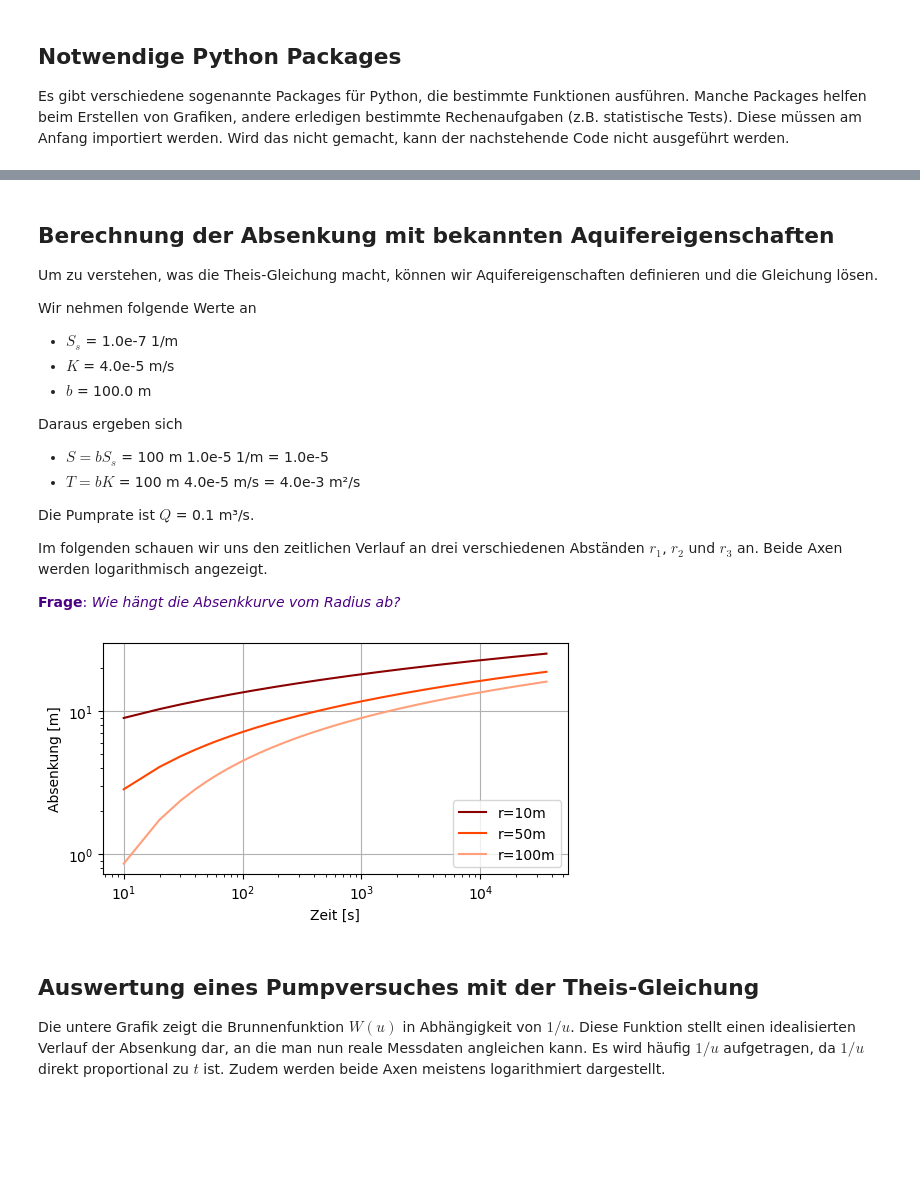
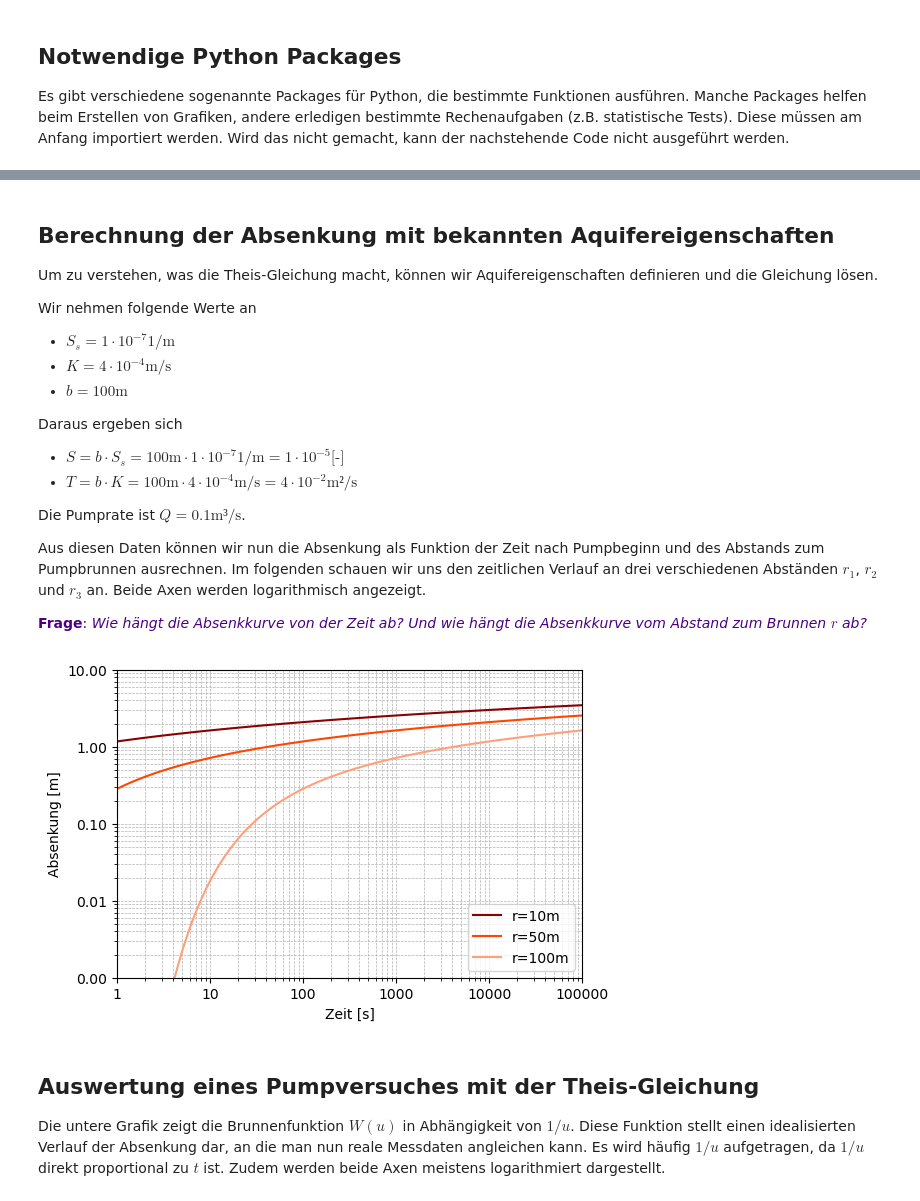
Before and after one commit to SebastianGnann/Pumpversuche, a Jupyter notebook: Pumpversuche.ipynb, the cells around one changed output, grey strips where cells are left out. Cells and saved outputs as stored; diff of their text form; code cells hidden in the pictures; blank space fills up the shorter version.

```diff
--- a/Pumpversuche.ipynb
+++ b/Pumpversuche.ipynb
@@ -51,6 +51,7 @@ Diese müssen am Anfang importiert werden. Wird das nicht gemacht, kann der nach
 # %%
 # import all necessary Python packages
 import matplotlib.pyplot as plt
+import matplotlib.ticker as ticker
 import numpy as np
 import ipywidgets as widgets
 from IPython.display import display
@@ -59,6 +60,13 @@ from contents import well_fxn_script as wf
 # to suppress some warnings
 import warnings
 warnings.filterwarnings("ignore", category=DeprecationWarning)
+
+# for plotting
+def fmt_func_x(x, pos):
+    return f"{round(x, 0):.0f}"
+
+def fmt_func_y(x, pos):
+    return f"{round(x, 2):.2f}"
 # %% [markdown]
 ## Parameter und Variablen:
 - $t$ [s] = Zeit
@@ -99,67 +107,72 @@ $$u = \frac{r^2S}{4Tt}$$
 Um zu verstehen, was die Theis-Gleichung macht, können wir Aquifereigenschaften definieren und die Gleichung lösen.
 
 Wir nehmen folgende Werte an
-- $S_s$ = 1.0e-7 1/m
-- $K$ = 4.0e-5 m/s
-- $b$ = 100.0 m
+- $S_s = 1 \cdot 10^{-7} \text{1/m} $
+- $K = 4 \cdot 10^{-4} \text{m/s} $
+- $b = 100 \text{m} $
 
 Daraus ergeben sich
-- $S = bS_s$ = 100 m 1.0e-5 1/m = 1.0e-5
-- $T = bK$ = 100 m 4.0e-5 m/s = 4.0e-3 m²/s
+- $S = b \cdot S_s = 100 \text{m} \cdot 1 \cdot 10^{-7} \text{1/m} = 1 \cdot 10^{-5} \text{[-]}$
+- $T = b \cdot K = 100 \text{m} \cdot 4 \cdot 10^{-4}  \text{m/s} = 4 \cdot 10^{-2}  \text{m²/s}$
 
-Die Pumprate ist $Q$ = 0.1 m³/s.
+Die Pumprate ist $Q = 0.1 \text{m³/s}$.
 
+Aus diesen Daten können wir nun die Absenkung als Funktion der Zeit nach Pumpbeginn und des Abstands zum Pumpbrunnen ausrechnen.
 Im folgenden schauen wir uns den zeitlichen Verlauf an drei verschiedenen Abständen $r_1$, $r_2$ und $r_3$ an.
 Beide Axen werden logarithmisch angezeigt.
 
-<span style="color:Indigo">**Frage**: *Wie hängt die Absenkkurve vom Radius ab?*</span>
+<span style="color:Indigo">**Frage**: *Wie hängt die Absenkkurve von der Zeit ab? Und wie hängt die Absenkkurve vom Abstand zum Brunnen $r$ ab?*</span>
 # %%
 # calculate solution to Theis equation and visualize it
 
 # define aquifer properties
 S = 1.0e-5 # [-]
-T = 4.0e-3 # [m²/s]
+T = 4.0e-2 # [m²/s]
 Q = 0.1 # [m³/s]
 
 # define three radial distances [m]
-r1 = 10
+r1 = 5
 r2 = 50
-r3 = 100
+r3 = 500
 
 # define time vector [s]
-t = np.arange(10,3600*10,10)
+t = np.logspace(0, 5, num=100, base=10)
 
 # calculate u for different radial distances
 u1 = ((r1**2)*S)/(4*T*t)
 u2 = ((r2**2)*S)/(4*T*t)
 u3 = ((r3**2)*S)/(4*T*t)
 
 # define tolerance range (needed for solution of well equation)
 tol = 1e-12
 
 # solve well equation (this is done by calling a function)
 from contents import well_fxn_script as wf
 
 s_r1 = np.asarray(list(map(lambda u1: wf.well_fxn(u1,tol)*Q/(4*T*np.pi),u1)))
 s_r2 = np.asarray(list(map(lambda u2: wf.well_fxn(u2,tol)*Q/(4*T*np.pi),u2)))
 s_r3 = np.asarray(list(map(lambda u3: wf.well_fxn(u3,tol)*Q/(4*T*np.pi),u3)))
 
 # visualize results
 # also note that we look at a double log scale
-fig, ax = plt.subplots(figsize=(6, 3))
+fig, ax = plt.subplots(figsize=(6, 4))
 ax.plot(t, s_r1, '-', c='darkred', label='r=10m')
 ax.plot(t, s_r2, '-', c='orangered', label='r=50m')
 ax.plot(t, s_r3, '-', c='lightsalmon', label='r=100m')
 ax.set_xlabel('Zeit [s]')
 ax.set_ylabel('Absenkung [m]')
 ax.legend(loc='lower right')
 #plt.gca().invert_yaxis() # invert axis to see drawdown more intuitively
 plt.xscale("log")
 plt.yscale("log")
-plt.grid()
+ax.set_xlim([1, 100000])
+ax.set_ylim([0.001, 10])
+ax.xaxis.set_major_formatter(ticker.FuncFormatter(fmt_func_x))
+ax.yaxis.set_major_formatter(ticker.FuncFormatter(fmt_func_y))
+ax.grid(True, which='both', linestyle='--', linewidth=0.5)
 plt.show()
 # %% [output]
-[figure, old version]
+[figure, new version]
 # %% [markdown]
 ## Auswertung eines Pumpversuches mit der Theis-Gleichung
 
```
Also changed, not shown: parts of 6 cells of this notebook.
